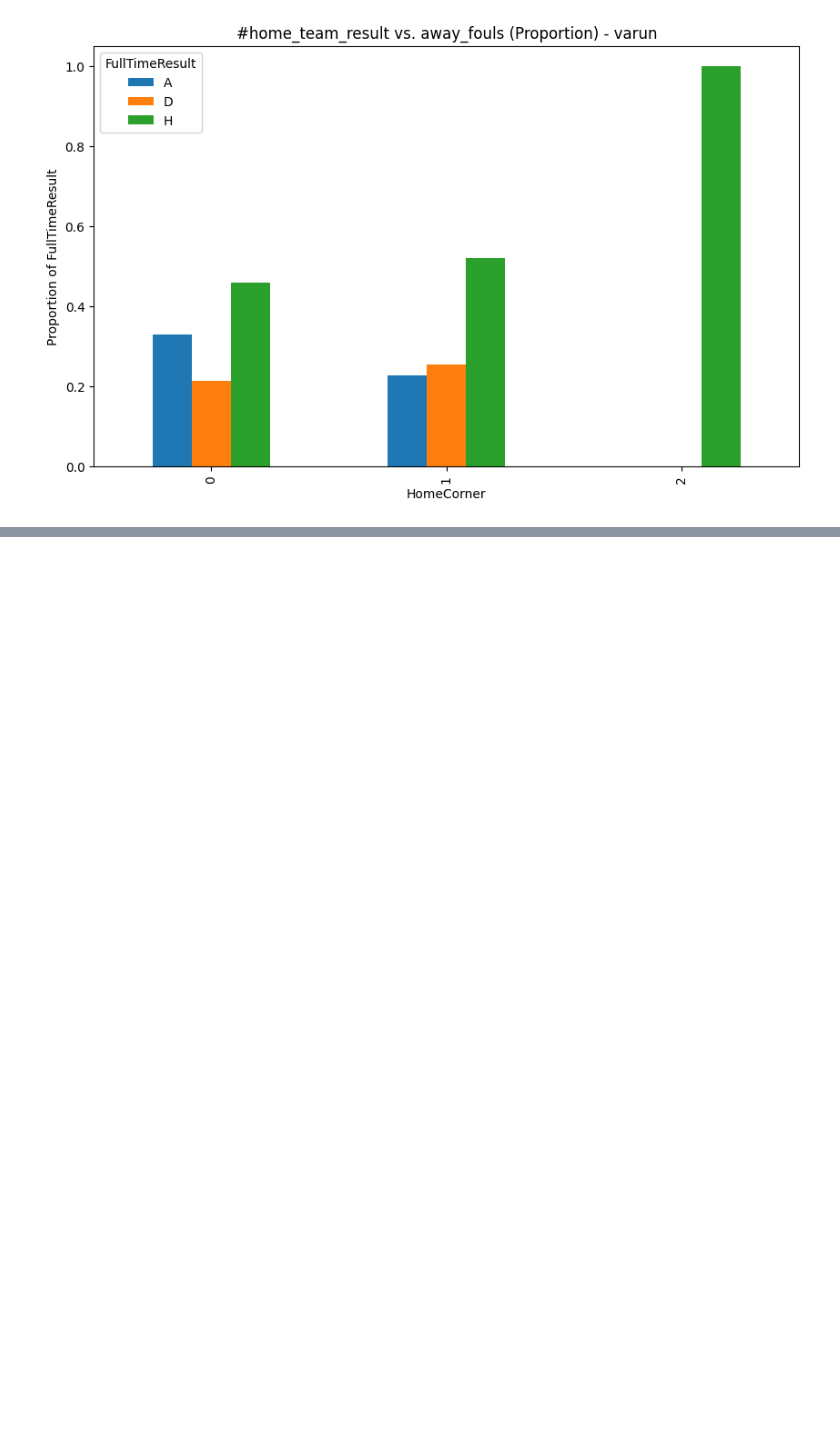
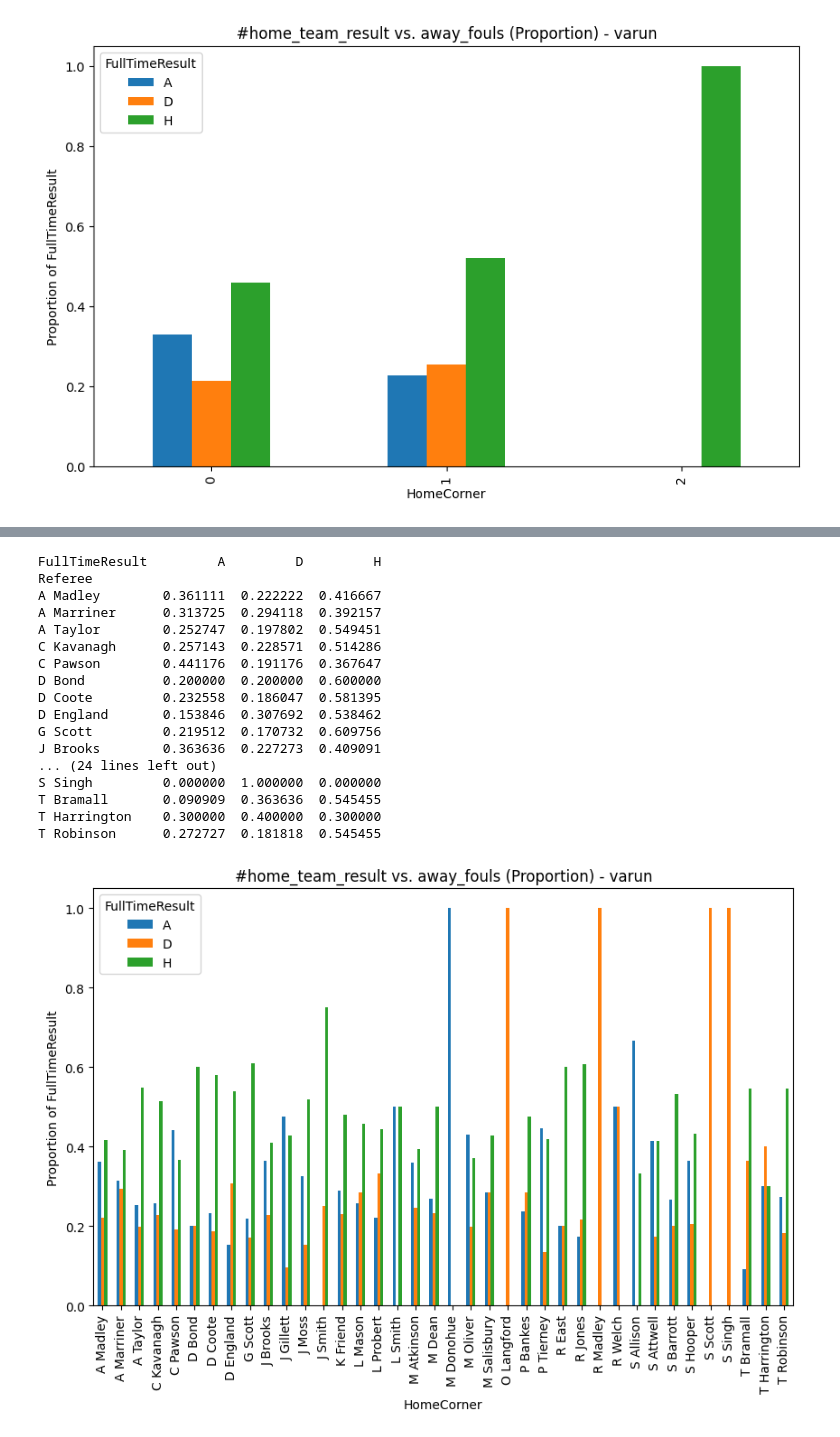
Before and after one commit to BhosaleAniket/MATH-189-Final-Project, a Jupyter notebook: final_project.ipynb, the cells around one changed output, grey strips where cells are left out. Cells and saved outputs as stored; diff of their text form; code cells hidden in the pictures; blank space fills up the shorter version.

```diff
--- a/final_project.ipynb
+++ b/final_project.ipynb
@@ -618,0 +646,37 @@ AwayRedCards
+# %%
+# Group by HomeCorner and count each FullTimeResult value
+combined_df["Referee"] = combined_df["Referee"].apply(lambda x: x.strip())
+pivot = combined_df.groupby("Referee")["FullTimeResult"].value_counts().unstack(fill_value=0)
+
+# Convert counts to proportions by dividing each row by its sum
+prop = pivot.div(pivot.sum(axis=1), axis=0)
+
+# Display the resulting proportions
+print(prop)
+
+# Optional: visualize the proportions with a stacked bar chart
+prop.plot(kind="bar", stacked=False, figsize=(10, 6))
+plt.title("#home_team_result vs. away_fouls (Proportion) - varun")
+plt.xlabel("HomeCorner")
+plt.ylabel("Proportion of FullTimeResult")
+plt.legend(title="FullTimeResult")
+plt.show()
+# %% [output]
+FullTimeResult         A         D         H
+Referee
+A Madley        0.361111  0.222222  0.416667
+A Marriner      0.313725  0.294118  0.392157
+A Taylor        0.252747  0.197802  0.549451
+C Kavanagh      0.257143  0.228571  0.514286
+C Pawson        0.441176  0.191176  0.367647
+D Bond          0.200000  0.200000  0.600000
+D Coote         0.232558  0.186047  0.581395
+D England       0.153846  0.307692  0.538462
+G Scott         0.219512  0.170732  0.609756
+J Brooks        0.363636  0.227273  0.409091
+... (24 lines left out)
+S Singh         0.000000  1.000000  0.000000
+T Bramall       0.090909  0.363636  0.545455
+T Harrington    0.300000  0.400000  0.300000
+T Robinson      0.272727  0.181818  0.545455
+[figure, added]
```
Also changed, not shown: parts of 24 cells of this notebook.
